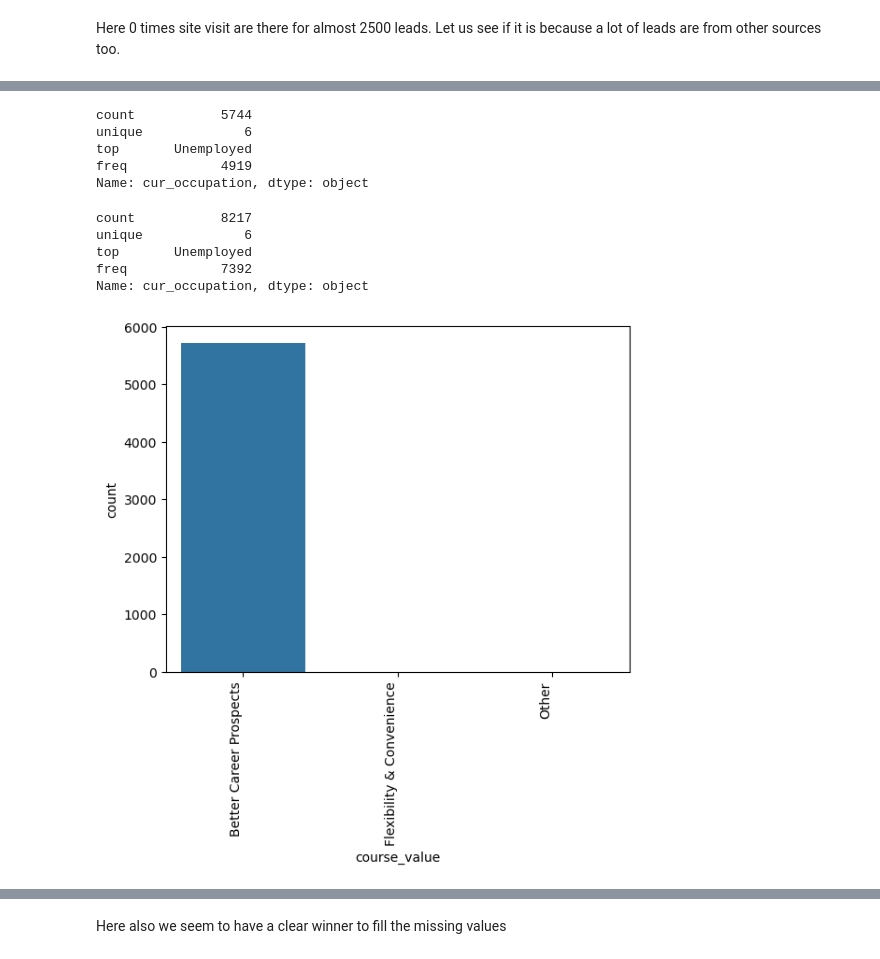
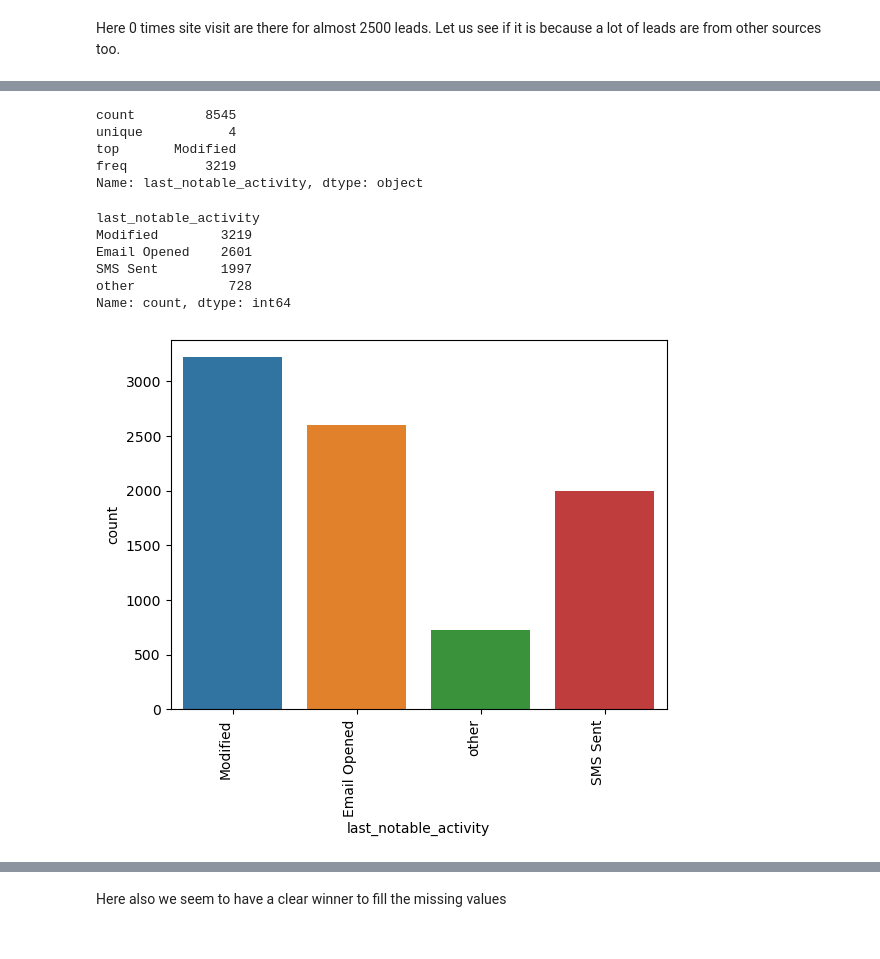
Before and after one commit to keshavRaj/LeadScoringCaseStudy, a Jupyter notebook: Lead Scoring Assignment/Lead+Case+Study.ipynb, the cells around one changed output, grey strips where cells are left out. Drawn from its saved outputs; the diff is of its cells as text; code cells hidden in the pictures.

```diff
--- a/Lead Scoring Assignment/Lead+Case+Study.ipynb
+++ b/Lead Scoring Assignment/Lead+Case+Study.ipynb
@@ -1321,2 +1551,10 @@ Most of the countries are India. Let us fill all the na values with india.
 # %%
-lead_data["country"] = lead_data.country.fillna("India")
+activities = ["Email Opened",
+             "SMS Sent",
+             "Olark Chat Conversation",
+             "Page Visited on Website",
+             "Converted to Lead",
+             "Email Bounced",
+             "Email Link Clicked"]
+lead_data["last_activity"] = lead_data.last_activity.apply(lambda x: x if x in activities else "others")
+lead_data.last_activity.describe()
@@ -1337,3 +1578,4 @@ plt.show()
 # %%
-lead_data.specialization.describe()
+#dropping this column as maximum values are same i.e. no
+lead_data.drop(columns = ["was_recommended"], axis = 1, inplace = True)
 # %% [output]
@@ -1357,26 +1618,30 @@ Let us fill na values with Unemployed
 # %%
-lead_data.cur_occupation.describe()
+last_notable_activity = ["Modified",
+                        "Email Opened",
+                        "SMS Sent"]
+lead_data["last_notable_activity"] = lead_data.last_notable_activity.apply(lambda x: x if x in last_notable_activity else "other")
-# %% [output]
-count           5744
-unique             6
-top       Unemployed
-freq            4919
-Name: cur_occupation, dtype: object
 # %%
-lead_data["cur_occupation"] = lead_data.cur_occupation.fillna("Unemployed")
+lead_data.last_notable_activity.describe()
+# %% [output]
+count         8545
+unique           4
+top       Modified
+freq          3219
+Name: last_notable_activity, dtype: object
 # %%
-lead_data.cur_occupation.describe()
+lead_data.last_notable_activity.value_counts()
 # %% [output]
-count           8217
-unique             6
-top       Unemployed
-freq            7392
-Name: cur_occupation, dtype: object
+last_notable_activity
+Modified        3219
+Email Opened    2601
+SMS Sent        1997
+other            728
+Name: count, dtype: int64
 # %%
-ax = sns.countplot(x = lead_data.course_value)
+ax = sns.countplot(x = lead_data.last_notable_activity)
 ax.set_xticklabels(ax.get_xticklabels(), rotation=90, ha="right")
 plt.show()
 # %% [output]
-[figure, old version]
+[figure, new version]
 # %%
 lead_data.course_value.describe()
```
Also changed, not shown: parts of 80 cells of this notebook.
